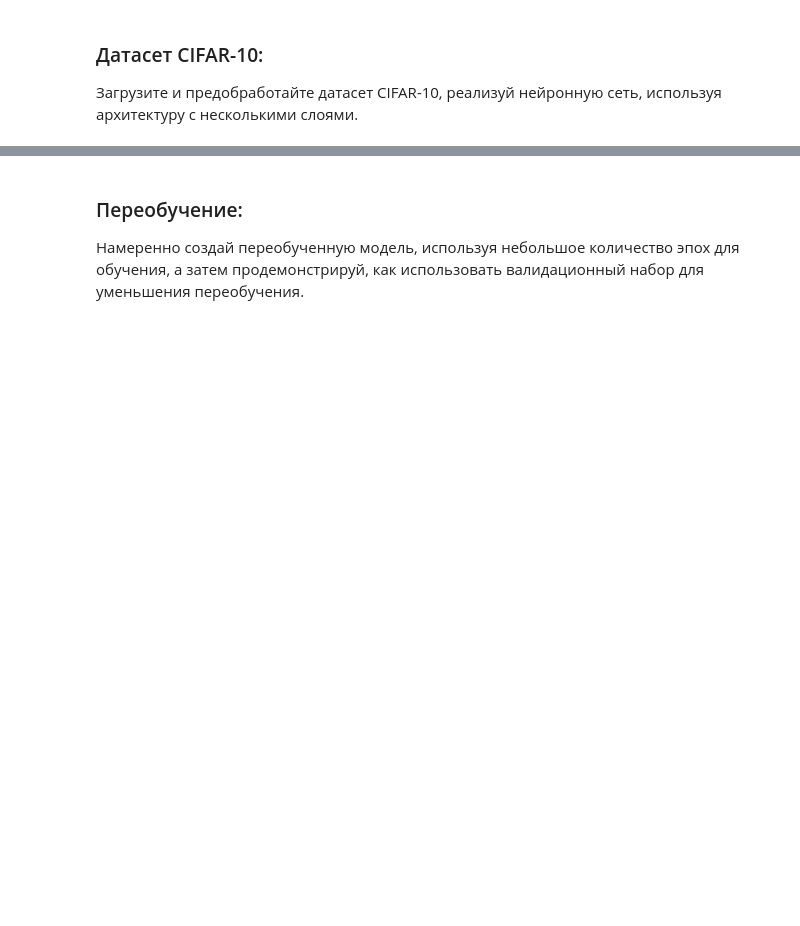
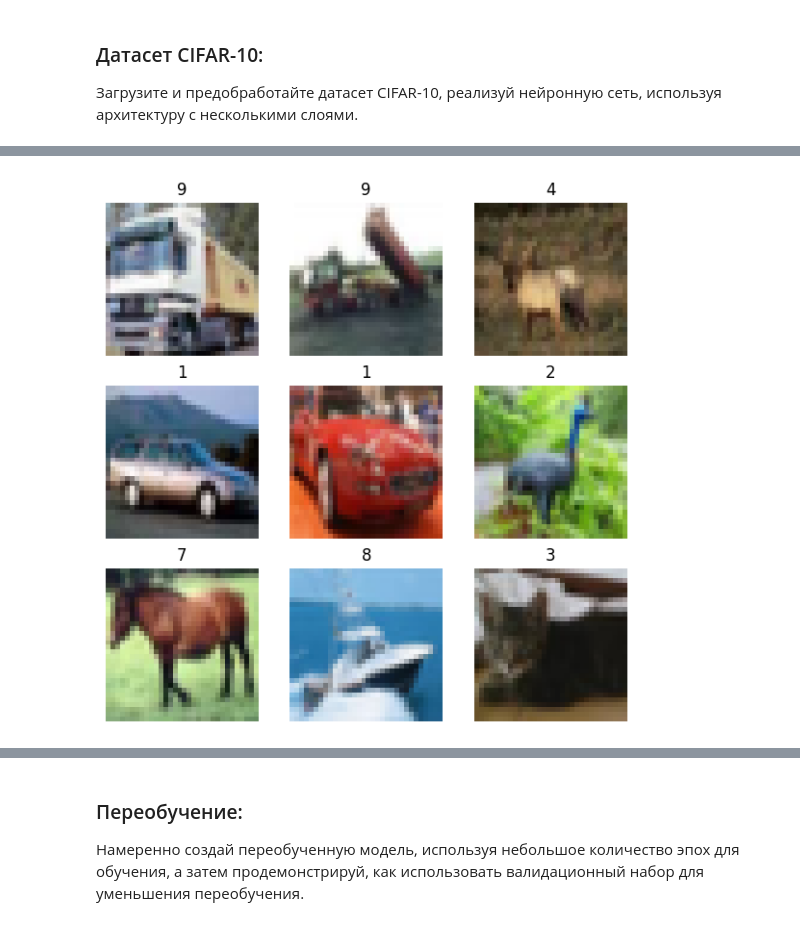
Before and after one commit to makea2018/Pytorch-Learning, a Jupyter notebook: notebooks/module_2.ipynb, the cells around one changed output, grey strips where cells are left out. Drawn from its saved outputs; the diff is of its cells as text; code cells hidden in the pictures; blank space fills up the shorter version.

```diff
--- a/notebooks/module_2.ipynb
+++ b/notebooks/module_2.ipynb
@@ -581,0 +754,13 @@ Epoch: 5/5. Loss: 0.130. Pr: 0.86, R: 0.83, F1: 0.84
+# %%
+# Загрузка датасета
+train_dataset = datasets.CIFAR10(
+    root="../data",
+    train=True,
+    download=True,
+    transform=ToTensor())
+
+test_dataset = datasets.CIFAR10(
+    root="../data",
+    train=False,
+    download=True,
+    transform=ToTensor())
@@ -581,0 +784,14 @@ Epoch: 5/5. Loss: 0.130. Pr: 0.86, R: 0.83, F1: 0.84
+# %%
+# Визуализация данных
+figure = plt.figure(figsize=(7, 7))
+cols, rows = 3, 3
+for i in range(1, cols * rows + 1):
+    img, label = train_dataset[i]
+    figure.add_subplot(rows, cols, i)
+    plt.title(label)
+    plt.axis("off")
+    plt.imshow(img.moveaxis(0, -1))
+
+plt.show()
+# %% [output]
+[figure, added]
```
Also changed, not shown: parts of 33 cells of this notebook.
